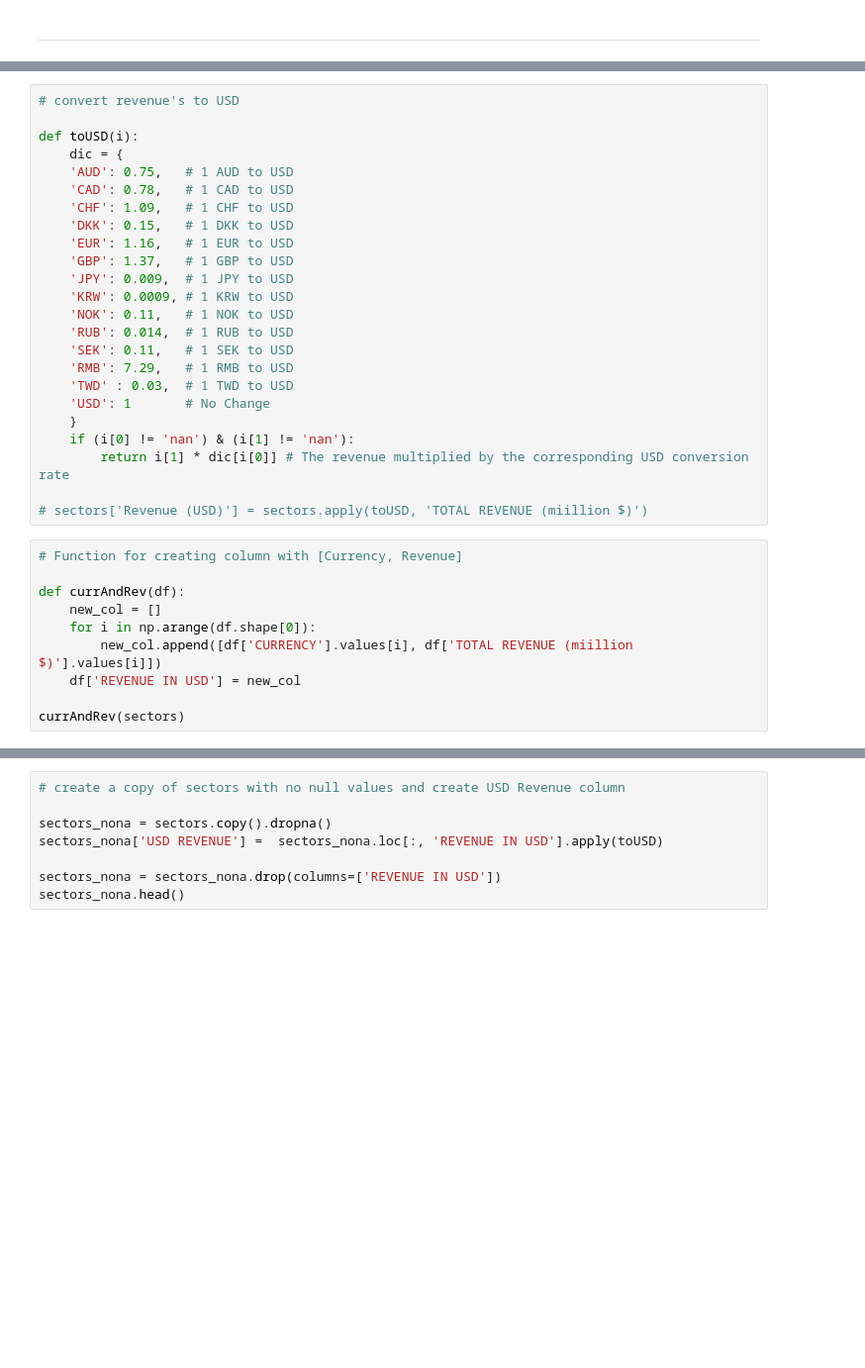
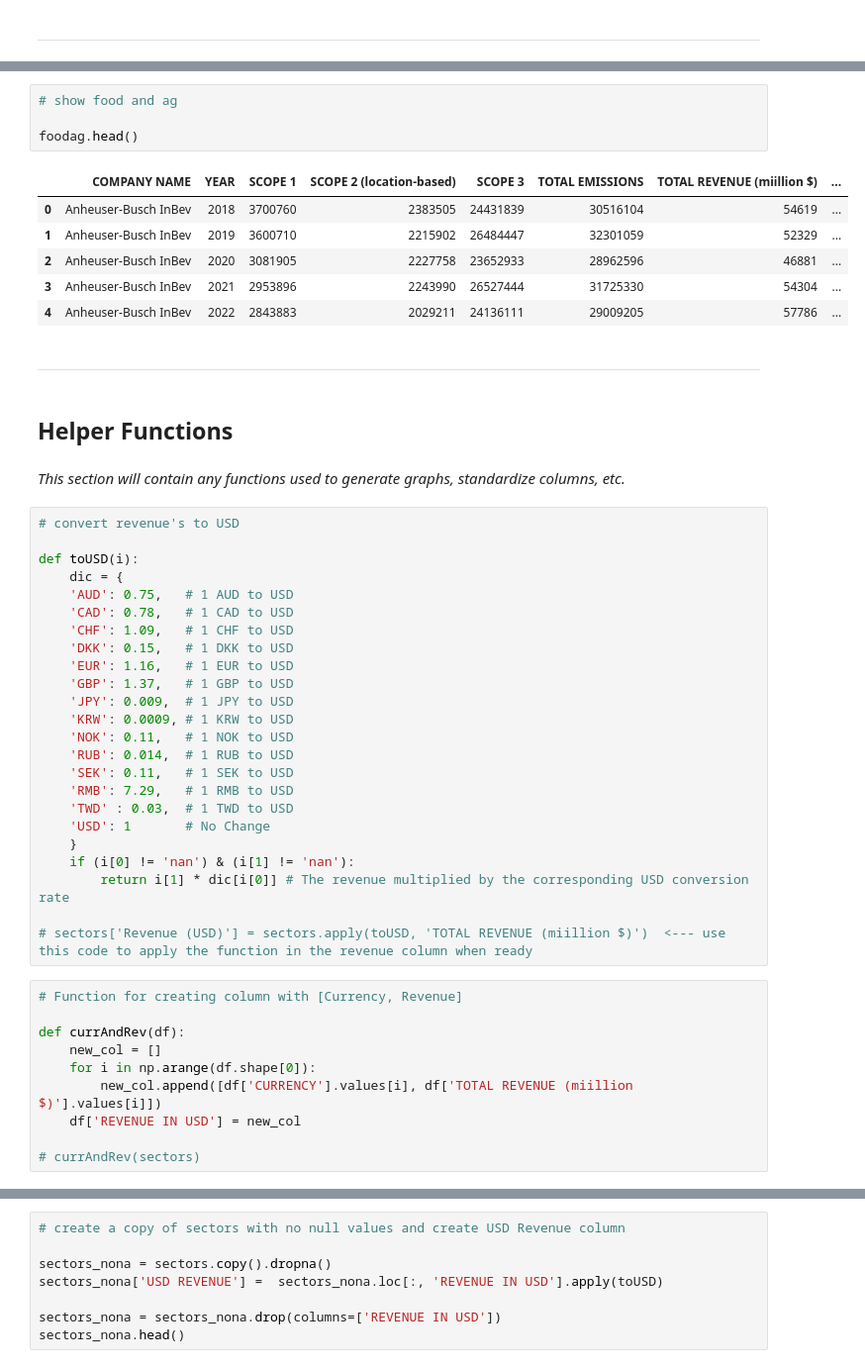
Before and after one commit to zcjanin/decarbonization-2024, a Jupyter notebook: Decarbo_EDA.ipynb, the cells around one changed output, grey strips where cells are left out. Shown at 99% size. Cells and saved outputs as stored; diff of their text form; blank space fills up the shorter version.

```diff
--- a/Decarbo_EDA.ipynb
+++ b/Decarbo_EDA.ipynb
@@ -49,3 +81,20 @@ sectors.shape
+# %%
+# show food and ag
+
+foodag.head()
+# %% [output]
+|  | COMPANY NAME | YEAR | SCOPE 1 | SCOPE 2 (location-based) | SCOPE 3 | TOTAL EMISSIONS | TOTAL REVENUE (miillion $) | ... |
+| 0 | Anheuser-Busch InBev | 2018 | 3700760 | 2383505 | 24431839 | 30516104 | 54619 | ... |
+| 1 | Anheuser-Busch InBev | 2019 | 3600710 | 2215902 | 26484447 | 32301059 | 52329 | ... |
+| 2 | Anheuser-Busch InBev | 2020 | 3081905 | 2227758 | 23652933 | 28962596 | 46881 | ... |
+| 3 | Anheuser-Busch InBev | 2021 | 2953896 | 2243990 | 26527444 | 31725330 | 54304 | ... |
+| 4 | Anheuser-Busch InBev | 2022 | 2843883 | 2029211 | 24136111 | 29009205 | 57786 | ... |
+# %% [markdown]
+---
+# %% [markdown]
+## Helper Functions
+# %% [markdown]
+*This section will contain any functions used to generate graphs, standardize columns, etc.*
 # %%
 # convert revenue's to USD
 
@@ -69,7 +118,7 @@ def toUSD(i):
     if (i[0] != 'nan') & (i[1] != 'nan'):
         return i[1] * dic[i[0]] # The revenue multiplied by the corresponding USD conversion rate
 
-# sectors['Revenue (USD)'] = sectors.apply(toUSD, 'TOTAL REVENUE (miillion $)')
+# sectors['Revenue (USD)'] = sectors.apply(toUSD, 'TOTAL REVENUE (miillion $)')  <--- use this code to apply the function in the revenue column when ready
 # %%
 # Function for creating column with [Currency, Revenue]
 
@@ -79,4 +128,4 @@ def currAndRev(df):
         new_col.append([df['CURRENCY'].values[i], df['TOTAL REVENUE (miillion $)'].values[i]])
     df['REVENUE IN USD'] = new_col
 
-currAndRev(sectors)
+# currAndRev(sectors)
```
Also changed, not shown: parts of 44 cells of this notebook.
